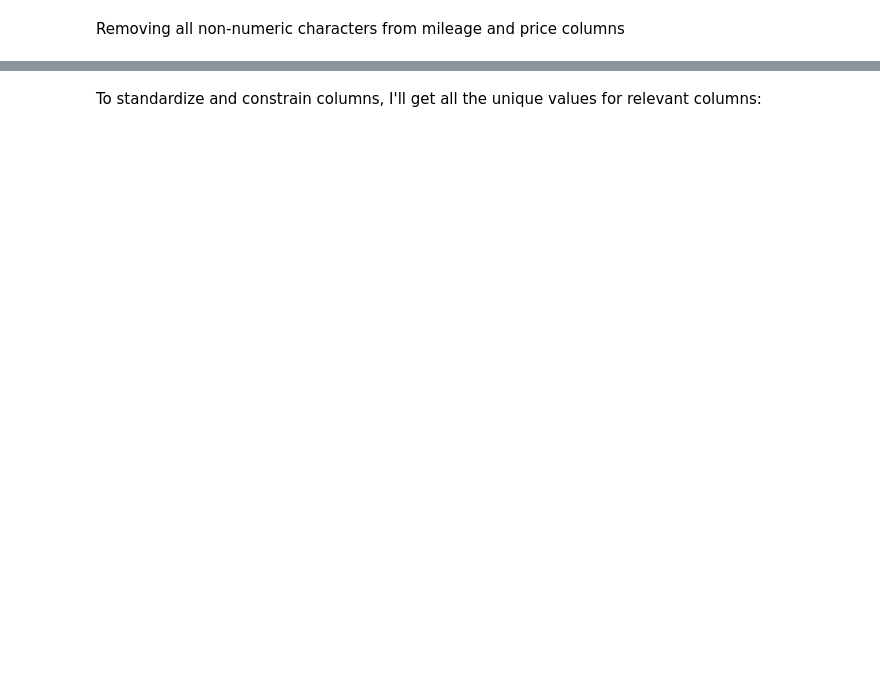
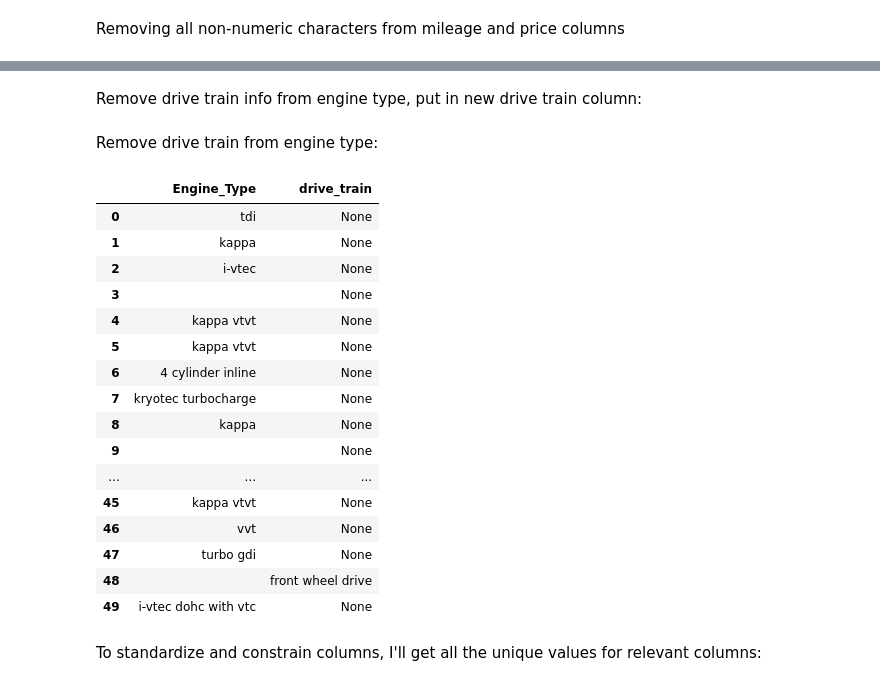
Before and after one commit to codeslp/cars_db, a Jupyter notebook: car_table.ipynb, the cells around one changed output, grey strips where cells are left out. Saved outputs shown, nothing was run; the diff lists cells and outputs as text; code cells hidden in the pictures; blank space fills up the shorter version.

```diff
--- a/car_table.ipynb
+++ b/car_table.ipynb
@@ -149,3 +156,62 @@ df["Engine_Type"] = df.apply(clean_engine, axis=1)
+# %%
+def clean_name(row):
+
+    # Initialize a list to store the cleaned name
+    new_name_list = list()
+
+    # Split the name, engine type, car make and model into individual words
+    name_list = row["Car_Name"].split()
+    make_words = row["Make"].split()
+    model_words = row["Model"].split()
+    engine_type_words = row["Engine_Type"].split()
+
+    # For each word in the car name, if it is not in the engine type, make, model or other row values, add it to the new name
+    for word in name_list:
+        if word not in engine_type_words and word not in model_words and word not in make_words:
+            new_name_list.append(word)
+
+    return " ".join(new_name_list)
+
+df["Car_Name"] = df.apply(clean_name, axis=1)
+# %% [markdown]
+Remove drive train info from engine type, put in new drive train column:
+# %%
+df["drive_train"] = None
+# %%
+def move_drive_train(row):
+    # Create a regular expression to match drive train types
+    drive_train_pattern = re.compile(r"\b\w+\s+wheel\s+drive\b")
+
+    match = re.search(drive_train_pattern, row["Engine_Type"])
+    if match is not None:
+        return match.group(0)
+
+df["drive_train"] = df.apply(move_drive_train, axis=1)
+# %% [markdown]
+Remove drive train from engine type:
+# %%
+drive_train_pattern = re.compile(r"\b\w+\s+wheel\s+drive\b")
+df["Engine_Type"] = df["Engine_Type"].apply(lambda x: re.sub(drive_train_pattern, "", x))
+# %%
+df[["Engine_Type", "drive_train"]].head(50)
+# %% [output]
+|  | Engine_Type | drive_train |
+| 0 | tdi | None |
+| 1 | kappa | None |
+| 2 | i-vtec | None |
+| 3 |  | None |
+| 4 | kappa vtvt | None |
+| 5 | kappa vtvt | None |
+| 6 | 4 cylinder inline | None |
+| 7 | kryotec turbocharge | None |
+| 8 | kappa | None |
+| 9 |  | None |
+| ... | ... | ... |
+| 45 | kappa vtvt | None |
+| 46 | vvt | None |
+| 47 | turbo gdi | None |
+| 48 |  | front wheel drive |
+| 49 | i-vtec dohc with vtc | None |
 # %% [markdown]
 To standardize and constrain columns, I'll get all the unique values for relevant columns:
 # %%
```
Also changed, not shown: parts of 22 cells of this notebook, 1 other file.
